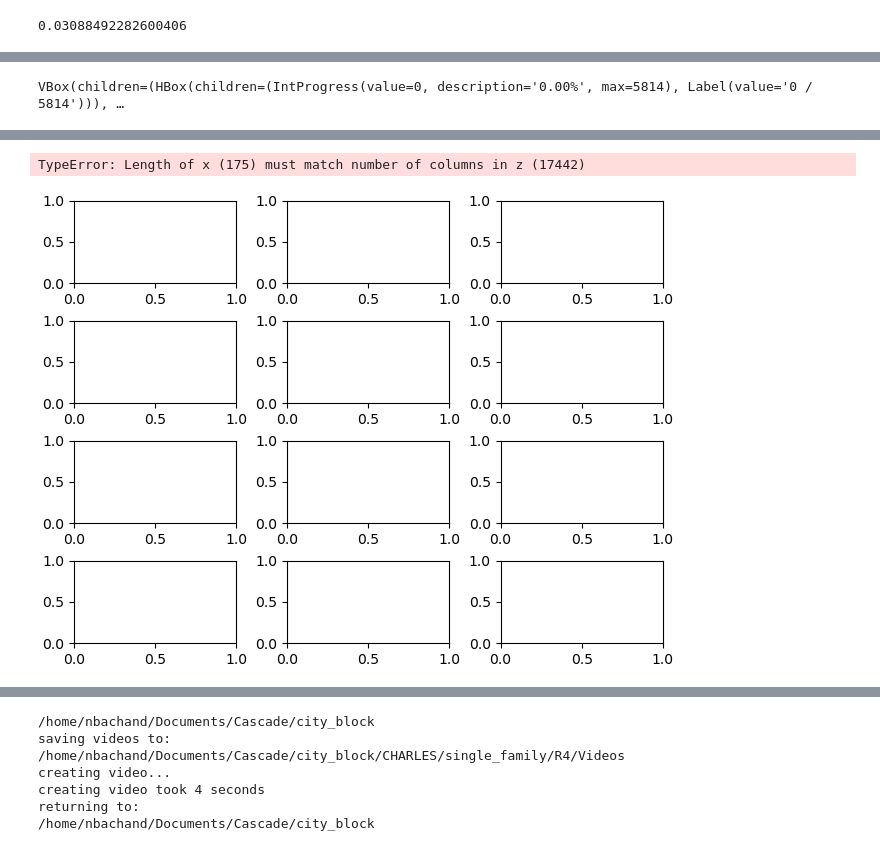
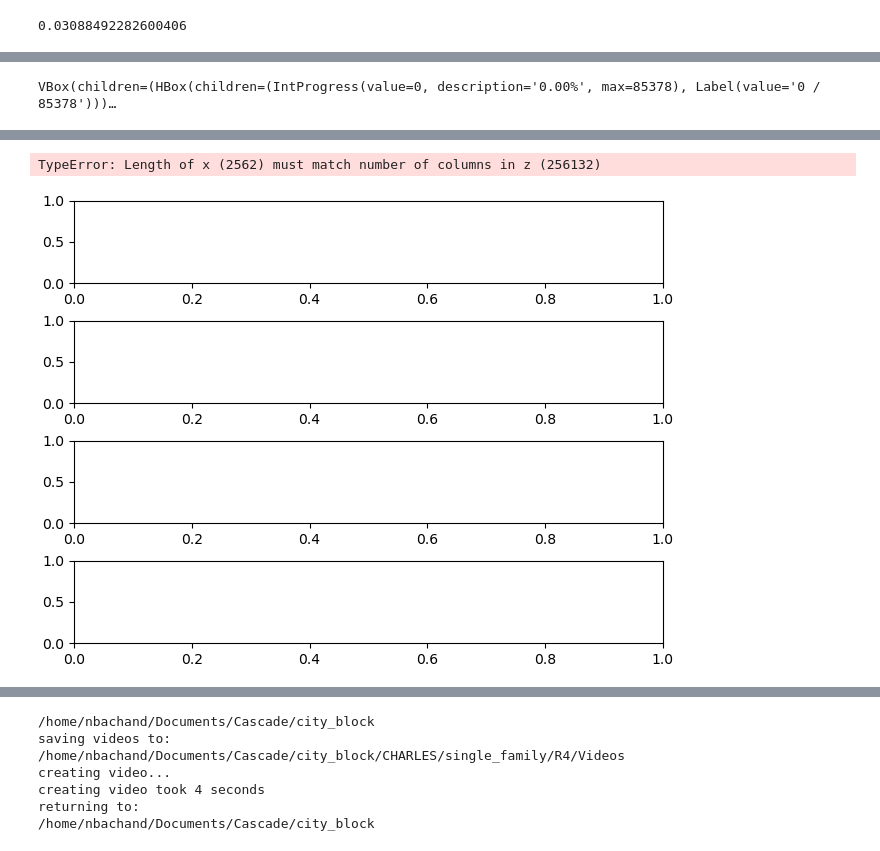
Before and after one commit to nbachand/city_block_cfd, a Jupyter notebook: sfam_post-processing.ipynb, the cells around one changed output, grey strips where cells are left out. Cells and saved outputs as stored; diff of their text form; code cells hidden in the pictures.

```diff
--- a/sfam_post-processing.ipynb
+++ b/sfam_post-processing.ipynb
@@ -118,7 +118,7 @@ plot_params = {
 (fig, ax) = probes.contour_plots(
     names = [name for name in  probes.probe_names if "col" in name],
     steps = probes.probe_steps[:-10:1],
-#     quants = ['comp(u,0)', 'comp(u,1)'],
+    quants = ['comp(u,2)'],
     parrallel = True,
     processing = [probePost.mean_convergence],
     plot_params = plot_params
@@ -128,3 +128,3 @@ slicing took 0 seconds
 INFO: Pandarallel will run on 12 workers.
 INFO: Pandarallel will use Memory file system to transfer data between the main process and workers.
-VBox(children=(HBox(children=(IntProgress(value=0, description='0.00%', max=5814), Label(value='0 / 5814'))), …
+VBox(children=(HBox(children=(IntProgress(value=0, description='0.00%', max=85378), Label(value='0 / 85378')))…
@@ -134,5 +134,5 @@ processing data took 7 seconds
-TypeError: Length of x (175) must match number of columns in z (17442)
+TypeError: Length of x (2562) must match number of columns in z (256132)
-[figure, old version]
+[figure, new version]
 # %%
 plt.savefig(f'{home_dir}/CHARLES/{category}/R{run}/plots/velocity_convergence')
 # %%
```
Also changed, not shown: parts of 5 cells of this notebook, 1 other file.
